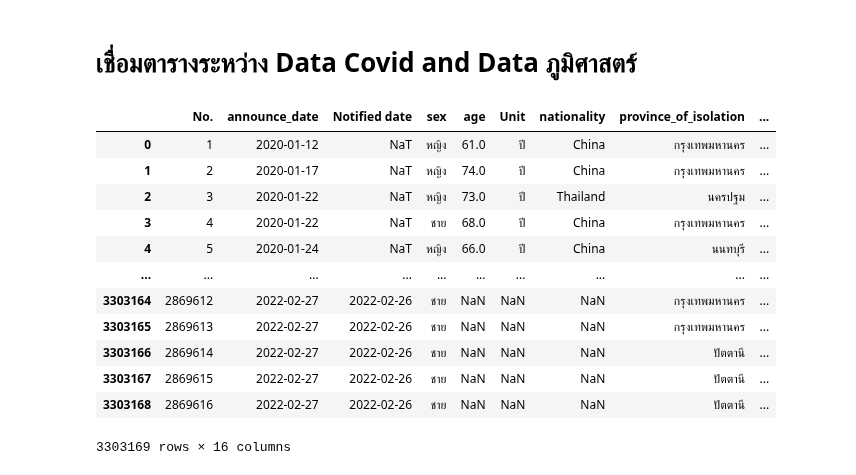
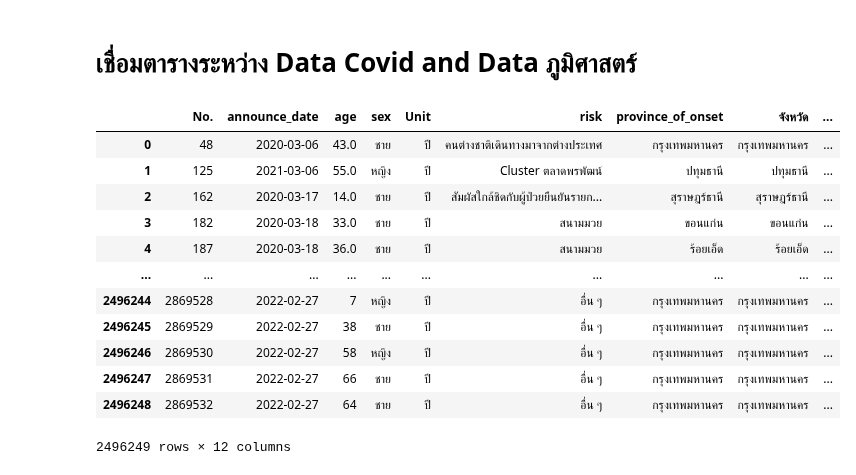
Before and after one commit to kittikhun62/data_viz_2022, a Jupyter notebook: final.ipynb, the cells around one changed output. Cells and saved outputs as stored; diff of their text form; code cells hidden in the pictures.

```diff
--- a/final.ipynb
+++ b/final.ipynb
@@ -367,0 +384,3 @@ dtype: bool
+# %%
+df_drop = df.dropna()
+df_drop.shape
@@ -367,0 +399,3 @@ dtype: bool
+# %%
+df_clean = df_drop[['No.','announce_date','age','sex','Unit','risk','province_of_onset']]
+df_clean
@@ -490,19 +549,19 @@ df_1
 # %% [markdown]
 # เชื่อมตารางระหว่าง Data Covid and Data ภูมิศาสตร์
 # %%
-Df_covid_and_geography = df.merge(df_1,how='left',left_on='province_of_onset',right_on='จังหวัด')
+Df_covid_and_geography = df_clean.merge(df_1,how='left',left_on='province_of_onset',right_on='จังหวัด')
 Df_covid_and_geography
 # %% [output]
-|  | No. | announce_date | Notified date | sex | age | Unit | nationality | province_of_isolation | ... |
-| 0 | 1 | 2020-01-12 | NaT | หญิง | 61.0 | ปี | China | กรุงเทพมหานคร | ... |
-| 1 | 2 | 2020-01-17 | NaT | หญิง | 74.0 | ปี | China | กรุงเทพมหานคร | ... |
-| 2 | 3 | 2020-01-22 | NaT | หญิง | 73.0 | ปี | Thailand | นครปฐม | ... |
-| 3 | 4 | 2020-01-22 | NaT | ชาย | 68.0 | ปี | China | กรุงเทพมหานคร | ... |
-| 4 | 5 | 2020-01-24 | NaT | หญิง | 66.0 | ปี | China | นนทบุรี | ... |
+|  | No. | announce_date | age | sex | Unit | risk | province_of_onset | จังหวัด | ... |
+| 0 | 48 | 2020-03-06 | 43.0 | ชาย | ปี | คนต่างชาติเดินทางมาจากต่างประเทศ | กรุงเทพมหานคร | กรุงเทพมหานคร | ... |
+| 1 | 125 | 2021-03-06 | 55.0 | หญิง | ปี | Cluster ตลาดพรพัฒน์ | ปทุมธานี | ปทุมธานี | ... |
+| 2 | 162 | 2020-03-17 | 14.0 | ชาย | ปี | สัมผัสใกล้ชิดกับผู้ป่วยยืนยันรายก... | สุราษฎร์ธานี | สุราษฎร์ธานี | ... |
+| 3 | 182 | 2020-03-18 | 33.0 | ชาย | ปี | สนามมวย | ขอนแก่น | ขอนแก่น | ... |
+| 4 | 187 | 2020-03-18 | 36.0 | ชาย | ปี | สนามมวย | ร้อยเอ็ด | ร้อยเอ็ด | ... |
 | ... | ... | ... | ... | ... | ... | ... | ... | ... | ... |
-| 3303164 | 2869612 | 2022-02-27 | 2022-02-26 | ชาย | NaN | NaN | NaN | กรุงเทพมหานคร | ... |
-| 3303165 | 2869613 | 2022-02-27 | 2022-02-26 | ชาย | NaN | NaN | NaN | กรุงเทพมหานคร | ... |
-| 3303166 | 2869614 | 2022-02-27 | 2022-02-26 | ชาย | NaN | NaN | NaN | ปัตตานี | ... |
-| 3303167 | 2869615 | 2022-02-27 | 2022-02-26 | ชาย | NaN | NaN | NaN | ปัตตานี | ... |
-| 3303168 | 2869616 | 2022-02-27 | 2022-02-26 | ชาย | NaN | NaN | NaN | ปัตตานี | ... |
+| 2496244 | 2869528 | 2022-02-27 | 7 | หญิง | ปี | อื่น ๆ | กรุงเทพมหานคร | กรุงเทพมหานคร | ... |
+| 2496245 | 2869529 | 2022-02-27 | 38 | ชาย | ปี | อื่น ๆ | กรุงเทพมหานคร | กรุงเทพมหานคร | ... |
+| 2496246 | 2869530 | 2022-02-27 | 58 | หญิง | ปี | อื่น ๆ | กรุงเทพมหานคร | กรุงเทพมหานคร | ... |
+| 2496247 | 2869531 | 2022-02-27 | 66 | ชาย | ปี | อื่น ๆ | กรุงเทพมหานคร | กรุงเทพมหานคร | ... |
+| 2496248 | 2869532 | 2022-02-27 | 64 | ชาย | ปี | อื่น ๆ | กรุงเทพมหานคร | กรุงเทพมหานคร | ... |
-3303169 rows × 16 columns
+2496249 rows × 12 columns
```
Also changed, not shown: parts of 13 cells of this notebook.
